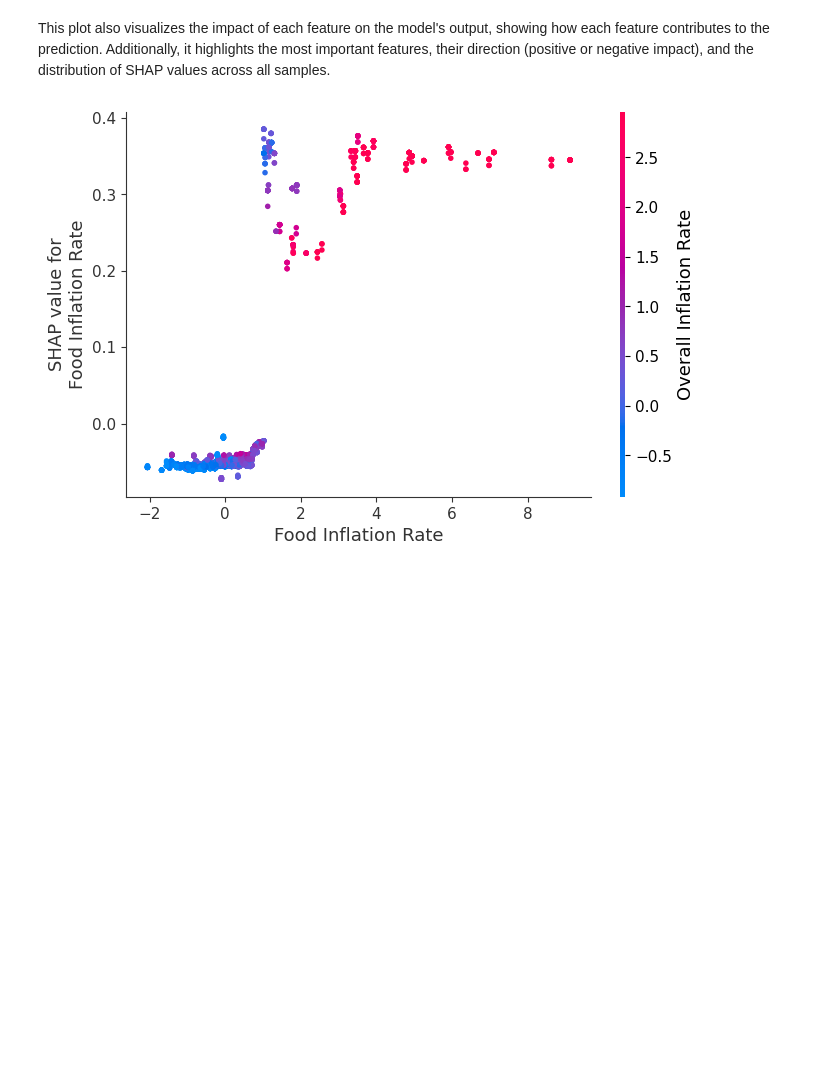
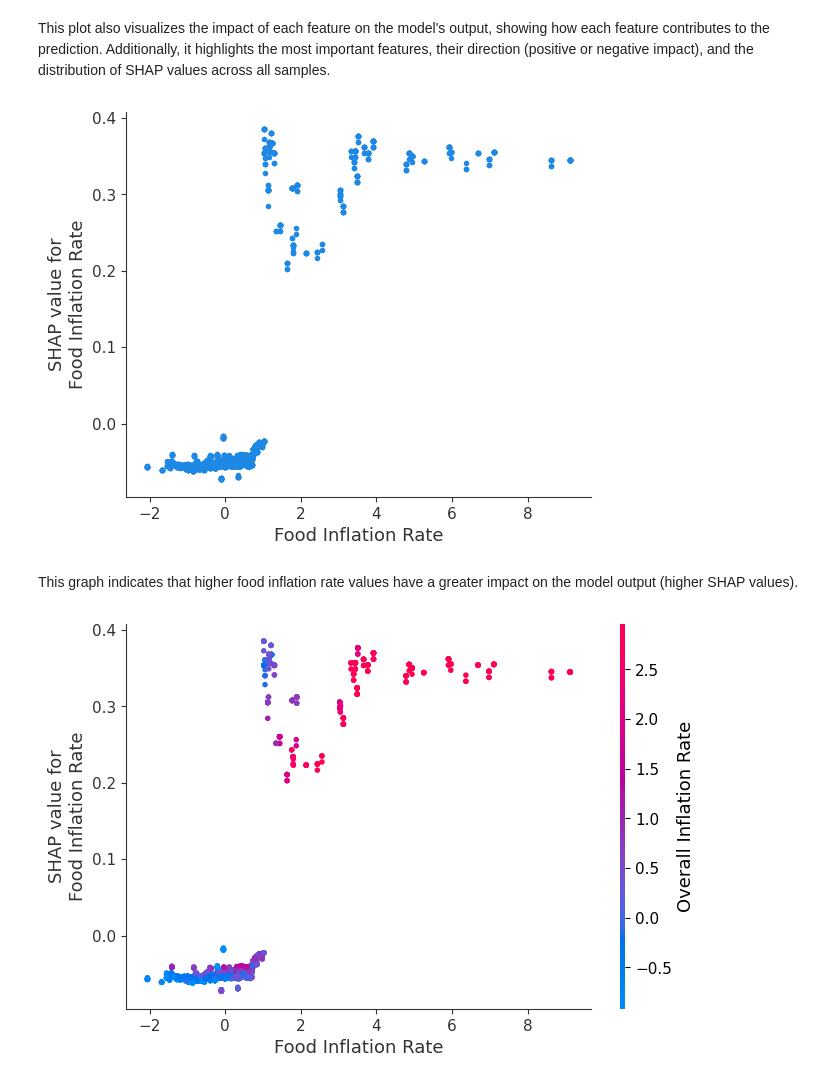
Before and after one commit to filipsam789/food-explainable-ai, a Jupyter notebook: supervised-learning-and-shap.ipynb, the cells around one changed output. Saved outputs shown, nothing was run; the diff lists cells and outputs as text; code cells hidden in the pictures; blank space fills up the shorter version.

```diff
--- a/supervised-learning-and-shap.ipynb
+++ b/supervised-learning-and-shap.ipynb
@@ -155,5 +151,11 @@ shap.summary_plot(shap_values[:, :, 1], x_test)
 # %% [markdown]
 This plot also visualizes the impact of each feature on the model's output, showing how each feature contributes to the prediction. Additionally, it highlights the most important features, their direction (positive or negative impact), and the distribution of SHAP values across all samples.
+# %%
+shap.dependence_plot("Food Inflation Rate", shap_values[:, :, 1], x_test, interaction_index=None)
+# %% [output]
+[figure, added]
+# %% [markdown]
+This graph indicates that higher food inflation rate values have a greater impact on the model output (higher SHAP values).
 # %%
 shap.dependence_plot('Food Inflation Rate', shap_values[:, :, 1], x_test)
 # %% [output]
```
Also changed, not shown: parts of 27 cells of this notebook, 1 other file.
